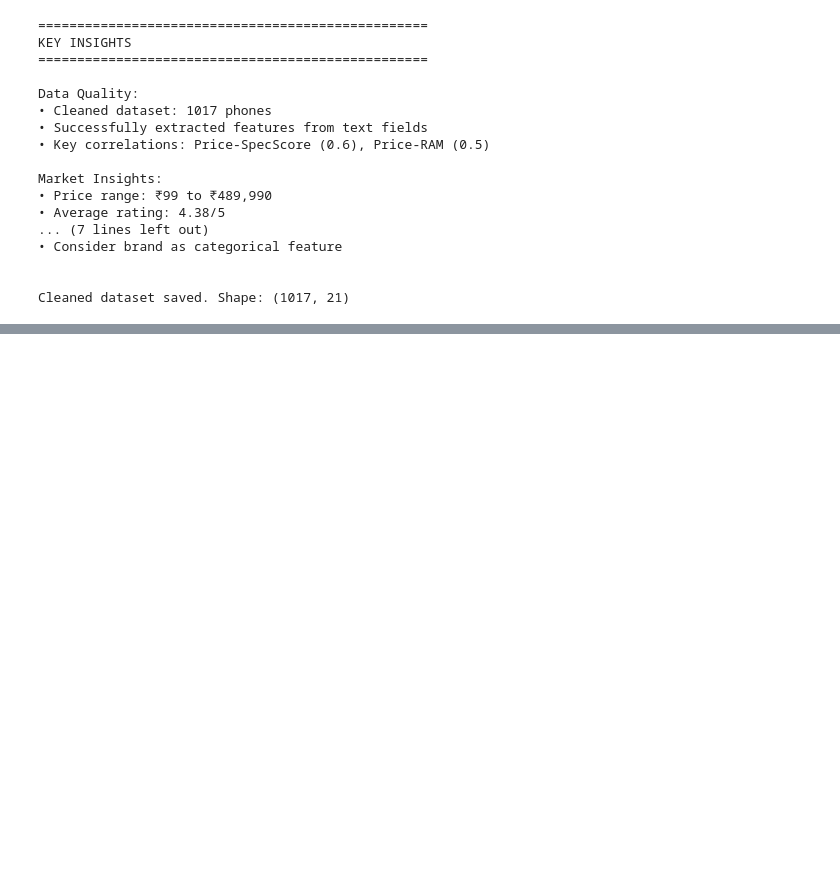
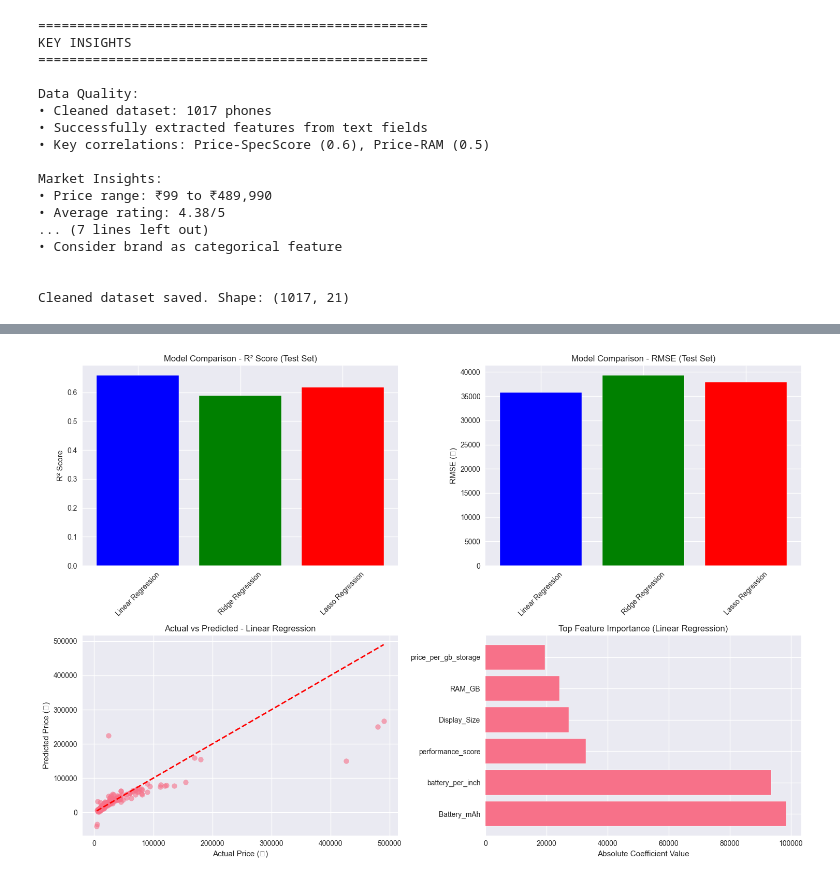
Before and after one commit to abhattarai28547/MSCS_634_RecidencyProject, a Jupyter notebook: MSCS_634_ Residency.ipynb, the cells around one changed output, grey strips where cells are left out. Drawn from its saved outputs; the diff is of its cells as text; code cells hidden in the pictures; blank space fills up the shorter version.

```diff
--- a/MSCS_634_ Residency.ipynb
+++ b/MSCS_634_ Residency.ipynb
@@ -271,0 +565,86 @@ Cleaned dataset saved. Shape: (1017, 21)
+# %%
+print("\n" + "="*50)
+print("MODEL COMPARISON AND RESULTS")
+print("="*50)
+
+# Create comparison dataframe
+comparison_df = pd.DataFrame(model_results).T
+print("Model Performance Comparison:")
+print(comparison_df.round(4))
+
+# Feature importance analysis
+print("\nFeature Importance Analysis:")
+print("-" * 40)
+
+# Linear Regression Coefficients
+lr_importance = pd.DataFrame({
+    'Feature': enhanced_features,
+    'Coefficient': lr_model.coef_,
+    'Abs_Coefficient': np.abs(lr_model.coef_)
+}).sort_values('Abs_Coefficient', ascending=False)
+
+print("\nLinear Regression - Feature Coefficients:")
+print(lr_importance)
+
+# Ridge Regression Coefficients
+ridge_importance = pd.DataFrame({
+    'Feature': enhanced_features,
+    'Coefficient': ridge_model.coef_,
+    'Abs_Coefficient': np.abs(ridge_model.coef_)
+}).sort_values('Abs_Coefficient', ascending=False)
+
+print("\nRidge Regression - Feature Coefficients:")
+print(ridge_importance)
+
+# Lasso Regression Coefficients (shows feature selection)
+lasso_importance = pd.DataFrame({
+    'Feature': enhanced_features,
+    'Coefficient': lasso_model.coef_,
+    'Abs_Coefficient': np.abs(lasso_model.coef_)
+}).sort_values('Abs_Coefficient', ascending=False)
+
+print("\nLasso Regression - Feature Coefficients (with feature selection):")
+print(lasso_importance)
+
+# Visualizations
+fig, axes = plt.subplots(2, 2, figsize=(15, 10))
+
+# 1. Model Performance Comparison
+models = list(model_results.keys())
+test_r2_scores = [model_results[model]['Test R²'] for model in models]
+test_rmse_scores = [model_results[model]['Test RMSE'] for model in models]
+
+axes[0,0].bar(models, test_r2_scores, color=['blue', 'green', 'red'])
+axes[0,0].set_title('Model Comparison - R² Score (Test Set)')
+axes[0,0].set_ylabel('R² Score')
+axes[0,0].tick_params(axis='x', rotation=45)
+
+axes[0,1].bar(models, test_rmse_scores, color=['blue', 'green', 'red'])
+axes[0,1].set_title('Model Comparison - RMSE (Test Set)')
+axes[0,1].set_ylabel('RMSE (₹)')
+axes[0,1].tick_params(axis='x', rotation=45)
+
+# 2. Actual vs Predicted for best model
+best_model_name = max(model_results.keys(), key=lambda x: model_results[x]['Test R²'])
+if best_model_name == 'Linear Regression':
+    best_predictions = lr_test_pred
+elif best_model_name == 'Ridge Regression':
+    best_predictions = ridge_test_pred
+else:
+    best_predictions = lasso_test_pred
+
+axes[1,0].scatter(y_test, best_predictions, alpha=0.6)
+axes[1,0].plot([y_test.min(), y_test.max()], [y_test.min(), y_test.max()], 'r--', lw=2)
+axes[1,0].set_xlabel('Actual Price (₹)')
+axes[1,0].set_ylabel('Predicted Price (₹)')
+axes[1,0].set_title(f'Actual vs Predicted - {best_model_name}')
+
+# 3. Feature Importance
+top_features = lr_importance.head(6)
+axes[1,1].barh(top_features['Feature'], top_features['Abs_Coefficient'])
+axes[1,1].set_title('Top Feature Importance (Linear Regression)')
+axes[1,1].set_xlabel('Absolute Coefficient Value')
+
+plt.tight_layout()
+plt.show()
+# %% [output]
@@ -271,0 +668 @@ Cleaned dataset saved. Shape: (1017, 21)
+[figure, added]
```
Also changed, not shown: parts of 25 cells of this notebook.
